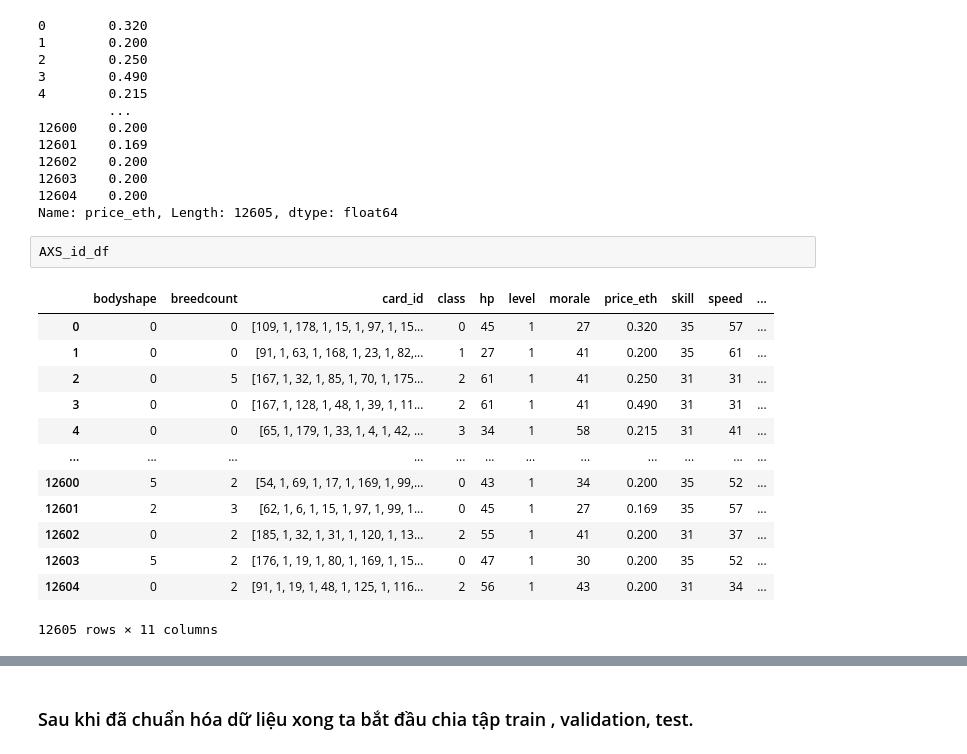
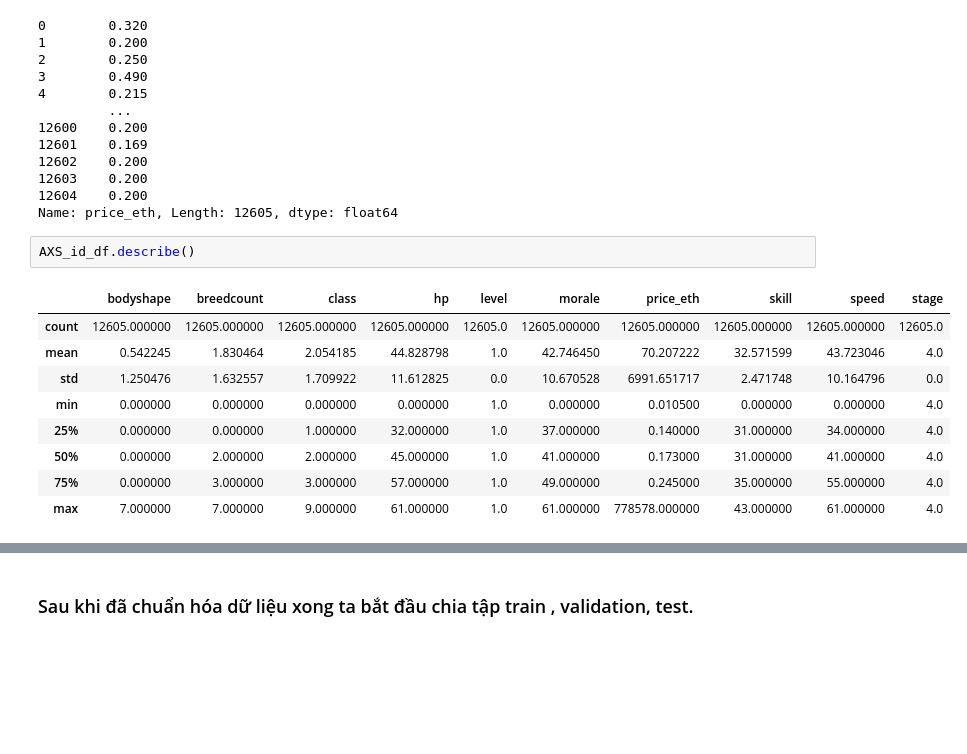
Before and after one commit to eddypop2000/DataScienceProject, a Jupyter notebook: DSProject.ipynb, the cells around one changed output, grey strips where cells are left out. Saved outputs shown, nothing was run; the diff lists cells and outputs as text; blank space fills up the shorter version.

```diff
--- a/DSProject.ipynb
+++ b/DSProject.ipynb
@@ -836,18 +800,14 @@ AXS_id_df['price_eth']
 12604    0.200
 Name: price_eth, Length: 12605, dtype: float64
 # %%
-AXS_id_df
+AXS_id_df.describe()
 # %% [output]
-|  | bodyshape | breedcount | card_id | class | hp | level | morale | price_eth | skill | speed | ... |
-| 0 | 0 | 0 | [109, 1, 178, 1, 15, 1, 97, 1, 15... | 0 | 45 | 1 | 27 | 0.320 | 35 | 57 | ... |
-| 1 | 0 | 0 | [91, 1, 63, 1, 168, 1, 23, 1, 82,... | 1 | 27 | 1 | 41 | 0.200 | 35 | 61 | ... |
-| 2 | 0 | 5 | [167, 1, 32, 1, 85, 1, 70, 1, 175... | 2 | 61 | 1 | 41 | 0.250 | 31 | 31 | ... |
-| 3 | 0 | 0 | [167, 1, 128, 1, 48, 1, 39, 1, 11... | 2 | 61 | 1 | 41 | 0.490 | 31 | 31 | ... |
-| 4 | 0 | 0 | [65, 1, 179, 1, 33, 1, 4, 1, 42, ... | 3 | 34 | 1 | 58 | 0.215 | 31 | 41 | ... |
-| ... | ... | ... | ... | ... | ... | ... | ... | ... | ... | ... | ... |
-| 12600 | 5 | 2 | [54, 1, 69, 1, 17, 1, 169, 1, 99,... | 0 | 43 | 1 | 34 | 0.200 | 35 | 52 | ... |
-| 12601 | 2 | 3 | [62, 1, 6, 1, 15, 1, 97, 1, 99, 1... | 0 | 45 | 1 | 27 | 0.169 | 35 | 57 | ... |
-| 12602 | 0 | 2 | [185, 1, 32, 1, 31, 1, 120, 1, 13... | 2 | 55 | 1 | 41 | 0.200 | 31 | 37 | ... |
-| 12603 | 5 | 2 | [176, 1, 19, 1, 80, 1, 169, 1, 15... | 0 | 47 | 1 | 30 | 0.200 | 35 | 52 | ... |
-| 12604 | 0 | 2 | [91, 1, 19, 1, 48, 1, 125, 1, 116... | 2 | 56 | 1 | 43 | 0.200 | 31 | 34 | ... |
+|  | bodyshape | breedcount | class | hp | level | morale | price_eth | skill | speed | stage |
+| count | 12605.000000 | 12605.000000 | 12605.000000 | 12605.000000 | 12605.0 | 12605.000000 | 12605.000000 | 12605.000000 | 12605.000000 | 12605.0 |
+| mean | 0.542245 | 1.830464 | 2.054185 | 44.828798 | 1.0 | 42.746450 | 70.207222 | 32.571599 | 43.723046 | 4.0 |
+| std | 1.250476 | 1.632557 | 1.709922 | 11.612825 | 0.0 | 10.670528 | 6991.651717 | 2.471748 | 10.164796 | 0.0 |
+| min | 0.000000 | 0.000000 | 0.000000 | 0.000000 | 1.0 | 0.000000 | 0.010500 | 0.000000 | 0.000000 | 4.0 |
+| 25% | 0.000000 | 0.000000 | 1.000000 | 32.000000 | 1.0 | 37.000000 | 0.140000 | 31.000000 | 34.000000 | 4.0 |
+| 50% | 0.000000 | 2.000000 | 2.000000 | 45.000000 | 1.0 | 41.000000 | 0.173000 | 31.000000 | 41.000000 | 4.0 |
+| 75% | 0.000000 | 3.000000 | 3.000000 | 57.000000 | 1.0 | 49.000000 | 0.245000 | 35.000000 | 55.000000 | 4.0 |
+| max | 7.000000 | 7.000000 | 9.000000 | 61.000000 | 1.0 | 61.000000 | 778578.000000 | 43.000000 | 61.000000 | 4.0 |
-12605 rows × 11 columns
```
Also changed, not shown: parts of 27 cells of this notebook, 1 other file.
